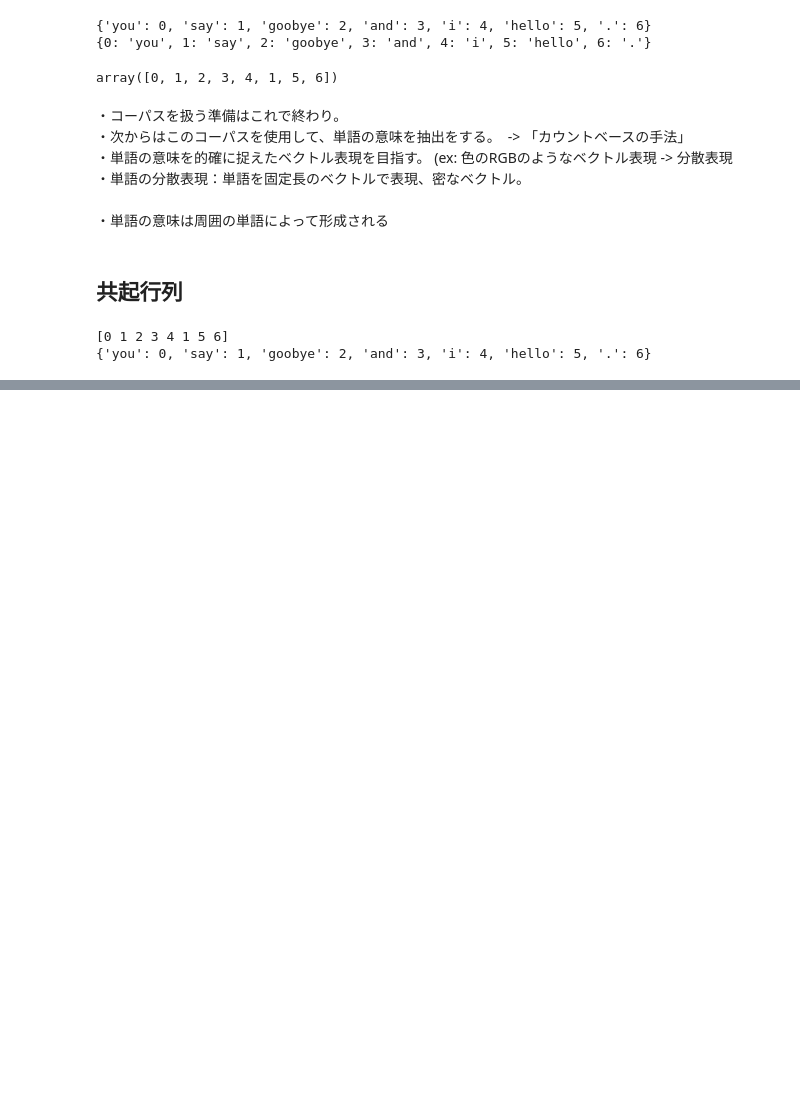
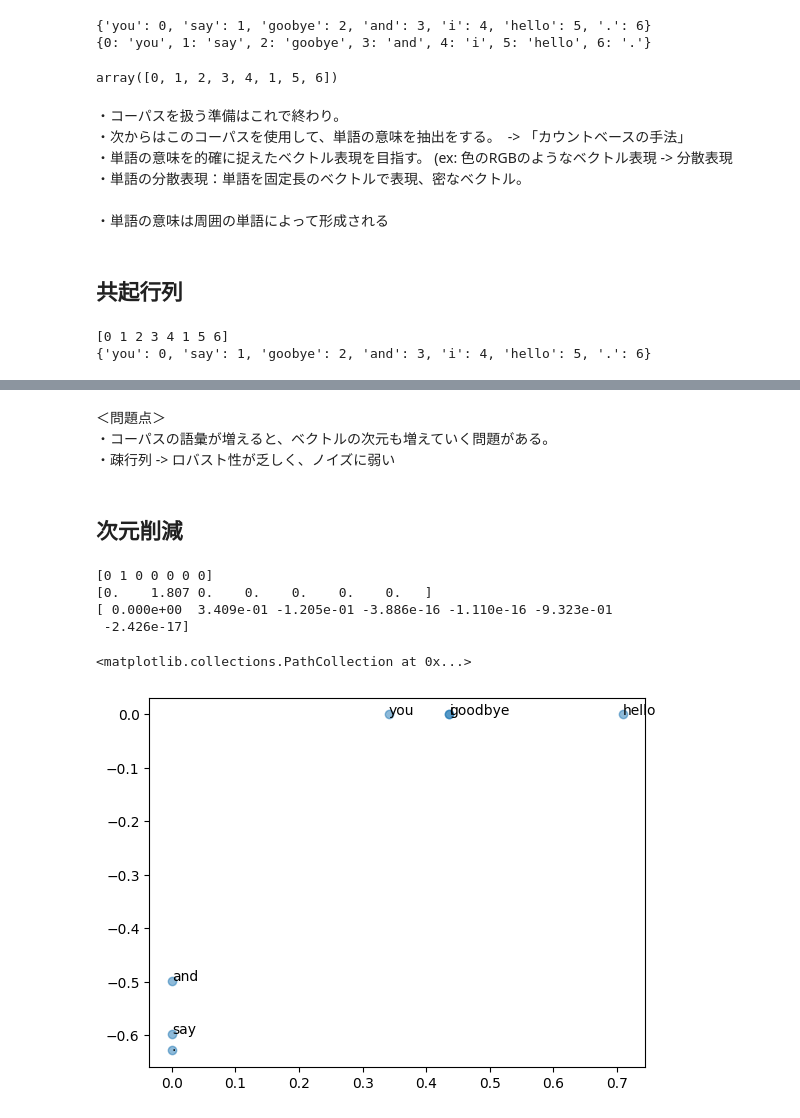
Before and after one commit to Masato-210831/For_study, a Jupyter notebook: Python_code/2_deep learning built from scratch/chapter2.ipynb, the cells around one changed output, grey strips where cells are left out. Saved outputs shown, nothing was run; the diff lists cells and outputs as text; code cells hidden in the pictures; blank space fills up the shorter version.

```diff
--- a/Python_code/2_deep learning built from scratch/chapter2.ipynb
+++ b/Python_code/2_deep learning built from scratch/chapter2.ipynb
@@ -145,0 +206,22 @@ print(cos_similarity(c0, c1))
+# %%
+def ppmi (C, verbose=False, eps=1e-8):
+    M = np.zeros_like(C, dtype=np.float32) # 変換後の入れ物
+    N = np.sum(C) # Xコーパス内の単語数 -> 共起行列の総数
+    S = np.sum(C, axis=0) # 共起行列における各単語の出現数
+    total = C.shape[0] * C.shape[1] # 共起行列の要素数
+    cnt=0
+    count=0
+
+    # 共起行列の各要素におけるpmiを算出 -> 該当要素と同じ場所のMに格納
+    for i in range(C.shape[0]):
+        count+=1
+        for j in range(C.shape[1]):
+            pmi = np.log2(C[i, j] * N / (S[j]*S[i]) + eps) # epsは-infを避けるため
+            M[i, j] = max(0,pmi) # -inf近くの値を避けるため,0以上の値にする
+
+            if verbose:
+                cnt += 1
+                if cnt % (total // 100 + 1) == 0:
+                    print('{:.1f}% done'.format(100*cnt/total))
+
+    return M
@@ -145,0 +268,37 @@ print(cos_similarity(c0, c1))
+# %% [markdown]
+＜問題点＞
+・コーパスの語彙が増えると、ベクトルの次元も増えていく問題がある。
+・疎行列 -> ロバスト性が乏しく、ノイズに弱い
+# %% [markdown]
+## 次元削減
+# %%
+# 今回使用するのは特異値分解(SVD)
+
+
+text = 'You say goodbye and I say hello.'
+
+corpus, word_to_id, id_to_word = preprocess(text)
+vocab_size = len(word_to_id)
+C = create_co_matrix(corpus, vocab_size)
+W = ppmi(C)
+
+# SVD
+U, S, V = np.linalg.svd(W)
+
+print(C[0])
+print(W[0])
+print(U[0])
+# %% [output]
+[0 1 0 0 0 0 0]
+[0.    1.807 0.    0.    0.    0.    0.   ]
+[ 0.000e+00  3.409e-01 -1.205e-01 -3.886e-16 -1.110e-16 -9.323e-01
+ -2.426e-17]
+# %%
+
+for word, word_id in word_to_id.items():
+    plt.annotate(word, (U[word_id, 1], U[word_id, 0]))
+
+plt.scatter(U[:, 1], U[:, 0], alpha=0.5)
+# %% [output]
+<matplotlib.collections.PathCollection at 0x...>
+[figure, added]
```
Also changed, not shown: parts of 14 cells of this notebook.
